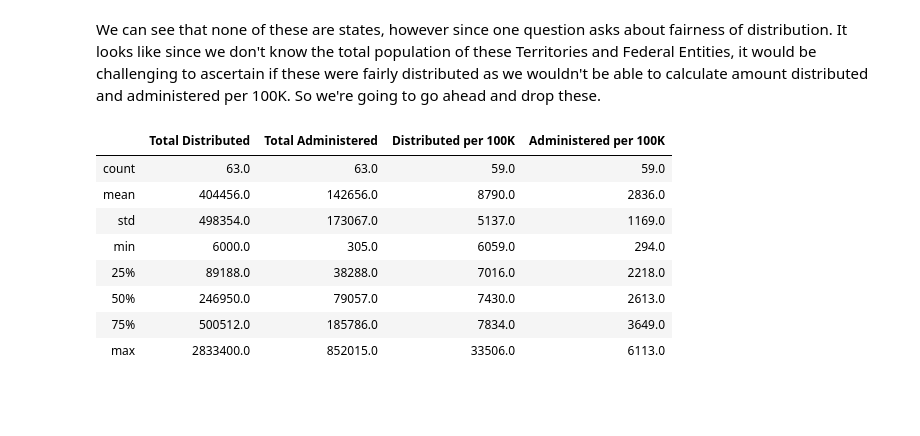
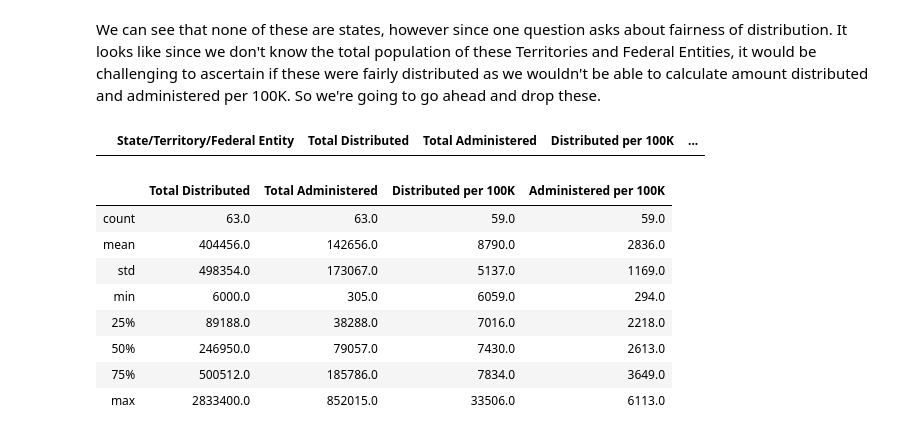
Before and after one commit to JessicaFB/Bodo-Covid, a Jupyter notebook: Covid-questions.ipynb, the cells around one changed output. Drawn from its saved outputs; the diff is of its cells as text; code cells hidden in the pictures; blank space fills up the shorter version.

```diff
--- a/Covid-questions.ipynb
+++ b/Covid-questions.ipynb
@@ -54,6 +54,10 @@ We can see that none of these are states, however since one question asks about
 # %%
 # Drop the NaN values
 df_vaccs = df_vaccs.dropna()
+# %%
+df_vaccs[df_vaccs.isna().any(axis=1)]
+# %% [output]
+|  | State/Territory/Federal Entity | Total Distributed | Total Administered | Distributed per 100K | ... |
 # %%
 # Let's take a look at the summary statistics
 df_vaccs.describe().round()
```
Also changed, not shown: parts of 5 cells of this notebook.
